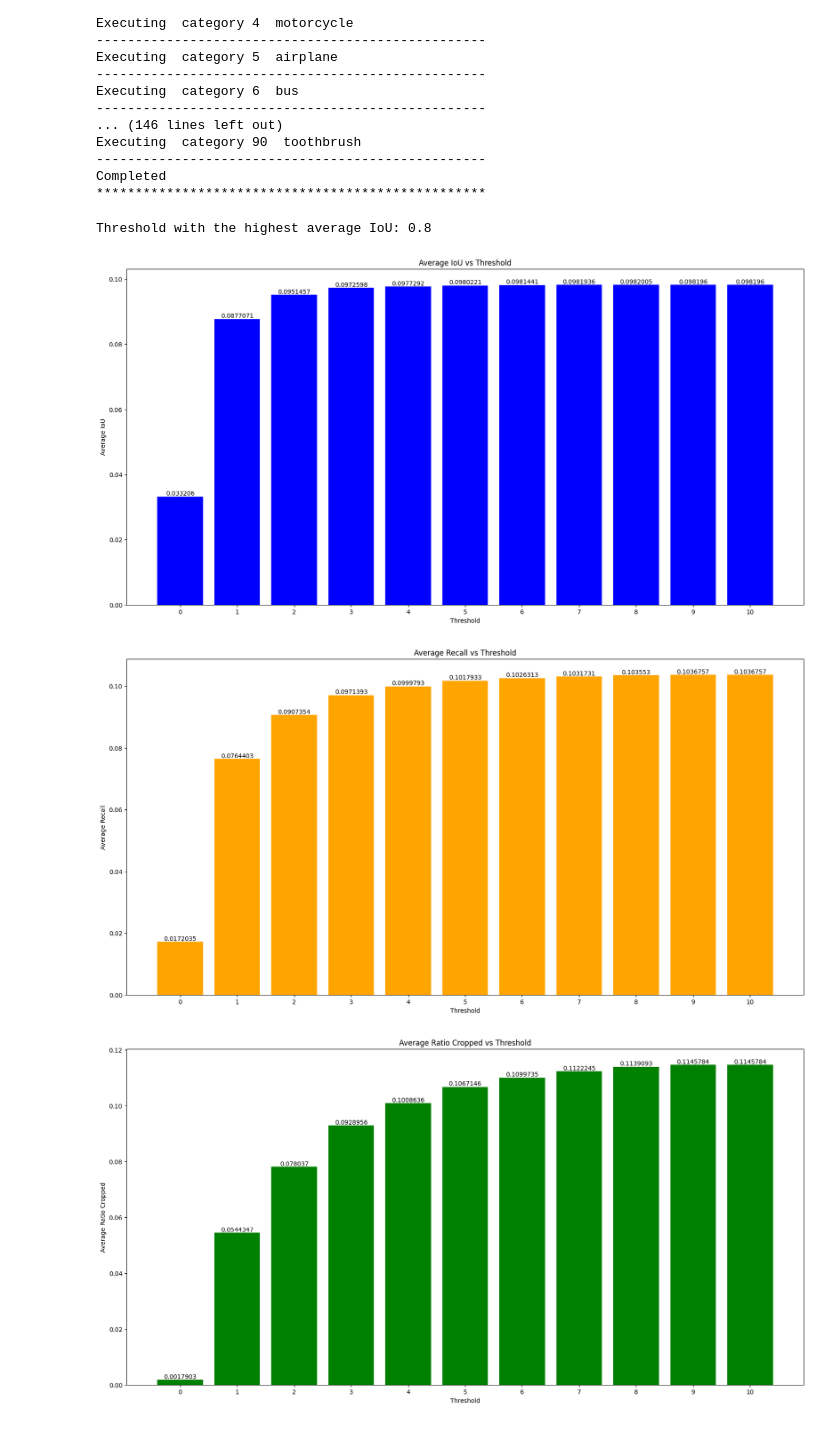
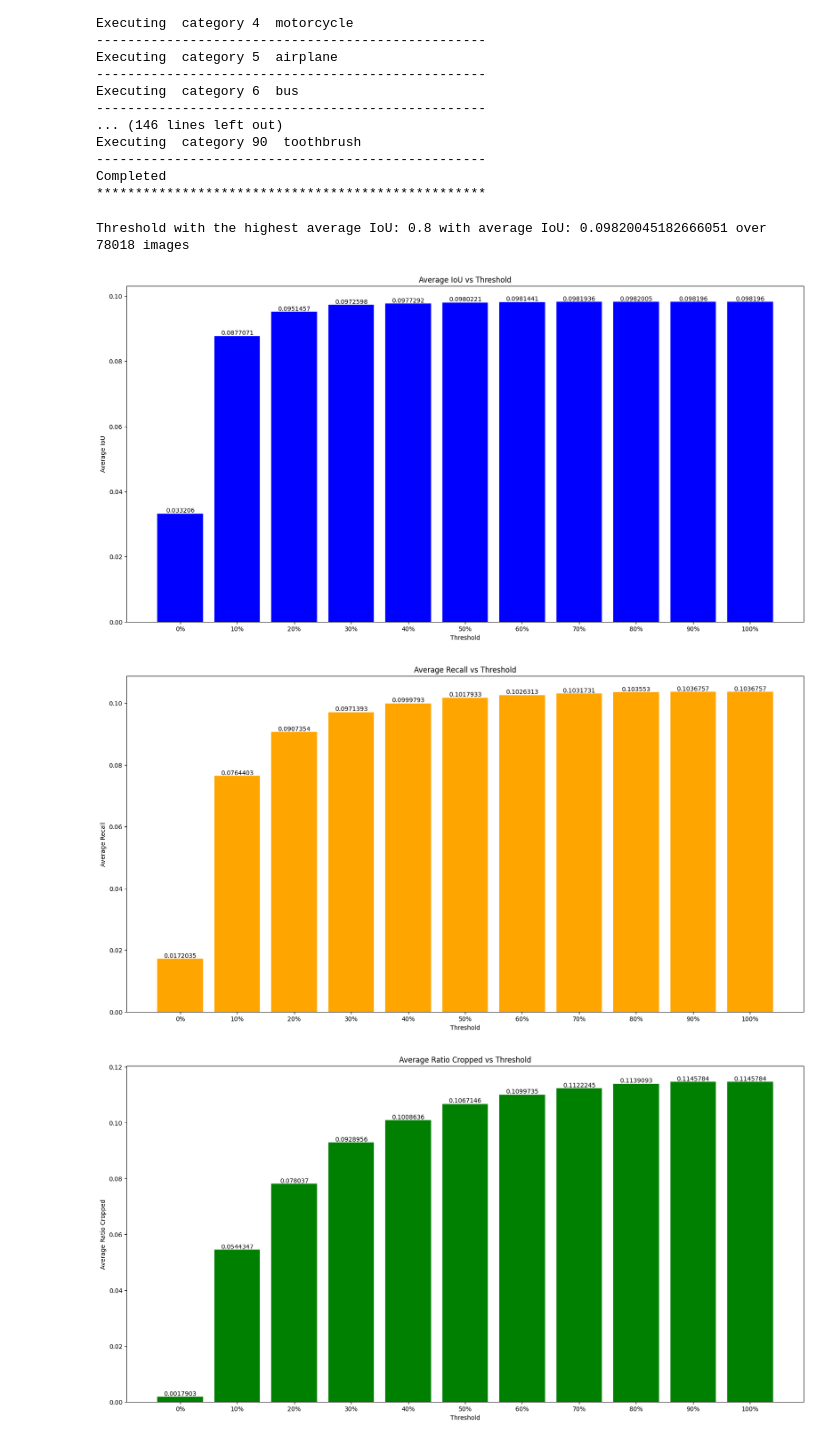
Before and after one commit to mbar0075/SaRLVision, a Jupyter notebook: Experiments/threshold_experiment.ipynb, the cells around one changed output. Cells and saved outputs as stored; diff of their text form; code cells hidden in the pictures.

Commit message:
Updated Plots

```diff
--- a/Experiments/threshold_experiment.ipynb
+++ b/Experiments/threshold_experiment.ipynb
@@ -430,7 +430,7 @@ for key in avg_stored_dict.keys():
 # Retrieving the threshold with the highest average IoU
 max_iou_threshold = max(avg_stored_dict, key=lambda key: avg_stored_dict[key]['Total IoU'])
 
-print('\033[32m' + 'Threshold with the highest average IoU: ' + '\033[0m' + str(max_iou_threshold))
+print('\033[32m' + 'Threshold with the highest average IoU: ' + '\033[0m' + str(max_iou_threshold) + '\033[32m' + ' with average IoU: ' + '\033[0m' + str(avg_stored_dict[max_iou_threshold]['Total IoU']) + '\033[32m' + ' over ' + '\033[0m' + str(store_dict_list[max_iou_threshold_index]['Total Images']) + '\033[32m' + ' images' + '\033[0m')
 
 # Finding the list index of the max_iou_threshold from the store_dict_list
 max_iou_threshold_index = 0
@@ -459,6 +459,8 @@ plt.title('Average IoU vs Threshold')
 plt.xlabel('Threshold')
 plt.ylabel('Average IoU')
 plt.xticks(x_axis)
+# Changing the x-axis to a percentage out of 100
+plt.gca().set_xticklabels(['{:.0f}%'.format(x*10) for x in plt.gca().get_xticks()])
 plt.show()
 
 
@@ -472,35 +474,39 @@ plt.title('Average Recall vs Threshold')
 plt.xlabel('Threshold')
 plt.ylabel('Average Recall')
 plt.xticks(x_axis)
+# Changing the x-axis to a percentage out of 100
+plt.gca().set_xticklabels(['{:.0f}%'.format(x*10) for x in plt.gca().get_xticks()])
 plt.show()
 
 # Plotting bar graph for the average Ratio Cropped
 plt.figure(figsize=(20,10))
 plt.bar(x_axis, [avg_stored_dict[key]['Total Ratio Cropped'] for key in avg_stored_dict.keys()], color='green')
 # printing text on bar graph
 for i in range(len(x_axis)):
     plt.text(x_axis[i], avg_stored_dict[x_axis[i]/10]['Total Ratio Cropped'], str(round(avg_stored_dict[x_axis[i]/10]['Total Ratio Cropped'], 7)), ha='center', va='bottom')
 plt.title('Average Ratio Cropped vs Threshold')
 plt.xlabel('Threshold')
 plt.ylabel('Average Ratio Cropped')
 plt.xticks(x_axis)
+# Changing the x-axis to a percentage out of 100
+plt.gca().set_xticklabels(['{:.0f}%'.format(x*10) for x in plt.gca().get_xticks()])
 plt.show()
 
 # Plotting bar graph for the average IoU per category
 plt.figure(figsize=(20,25))
 plt.bar(avg_iou_per_category.keys(), avg_iou_per_category.values(), color='purple')
 # printing text on bar graph
 y_offset = 0.0001
 for i in range(len(avg_iou_per_category)):
     plt.text(list(avg_iou_per_category.keys())[i], list(avg_iou_per_category.values())[i] + y_offset, str(round(list(avg_iou_per_category.values())[i], 7)), ha='center', va='bottom', rotation=90)
 plt.title('Average IoU per Category')
 plt.xlabel('Category')
 plt.ylabel('Average IoU')
 plt.xticks(rotation=90)
 plt.show()
 # %% [output]
-Threshold with the highest average IoU: 0.8
+Threshold with the highest average IoU: 0.8 with average IoU: 0.09820045182666051 over 78018 images
-[figure, old version]
+[figure, new version]
-[figure, old version]
+[figure, new version]
-[figure, old version]
+[figure, new version]
 [figure]
```
Also changed, not shown: parts of 1 cell of this notebook.
